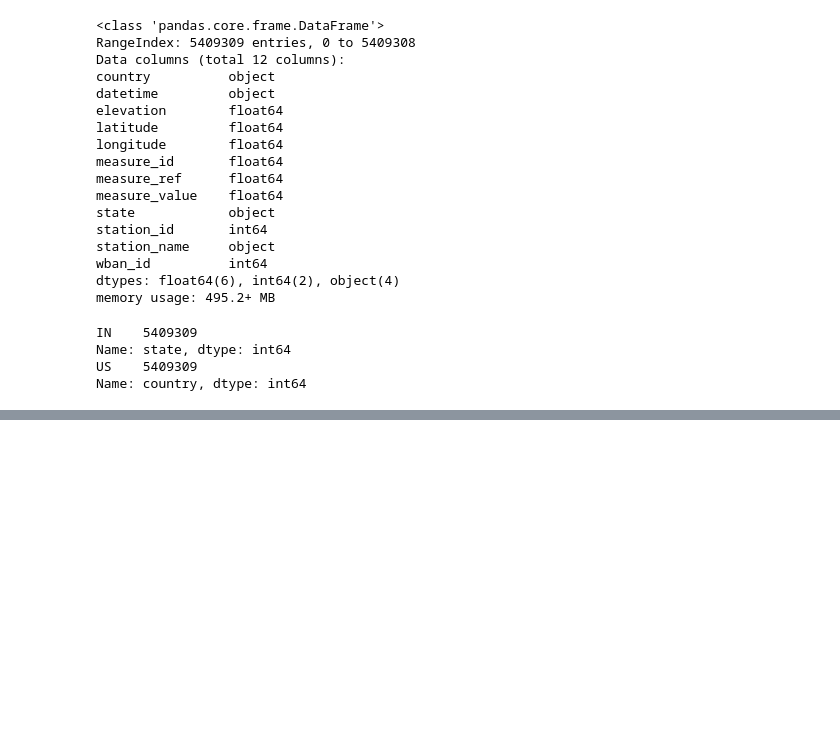
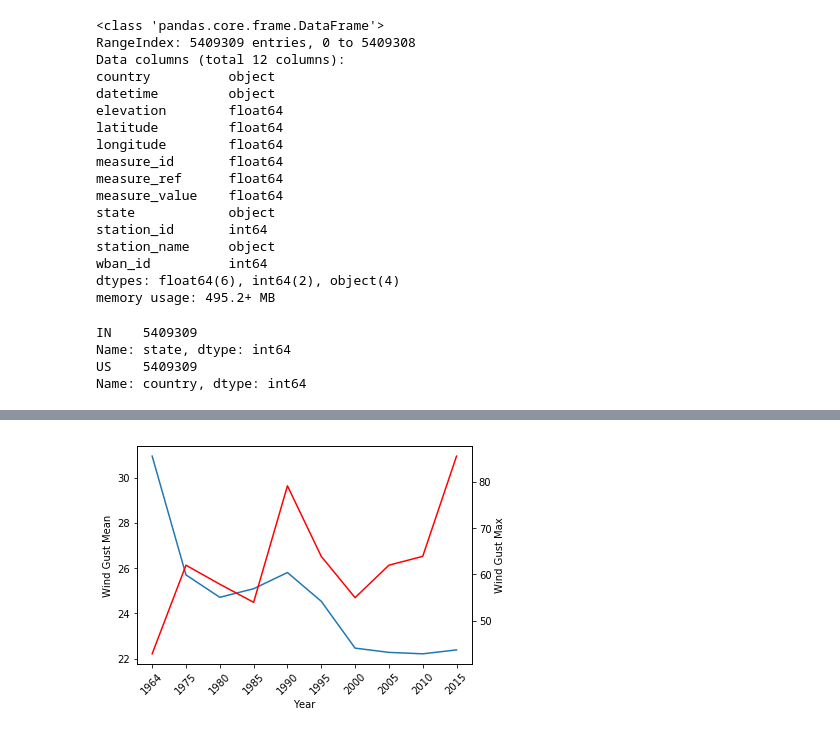
Before and after one commit to glentner/AITP2019-DS-Challenge, a Jupyter notebook: code/PostProcessing_IN.ipynb, the cells around one changed output, grey strips where cells are left out. Saved outputs shown, nothing was run; the diff lists cells and outputs as text; code cells hidden in the pictures; blank space fills up the shorter version.

```diff
--- a/code/PostProcessing_IN.ipynb
+++ b/code/PostProcessing_IN.ipynb
@@ -78,0 +91,11 @@ Name: country, dtype: int64
+# %%
+#Mean Temp
+criterion_temp = data_new['measure_id'] == 1.0
+# max temp
+criterion_mtemp = data_new['measure_id'] == 9.0
+#max gust speed
+criterion_gust_speed = data_new['measure_id'] == 8.0
+#criterion_ppt = data_new['measure_id'] == 8.0
+data_temp = data_new[criterion_temp]
+data_mtemp = data_new[criterion_mtemp]
+data_gust_speed = data_new[criterion_gust_speed]
@@ -78,0 +220,5 @@ Name: country, dtype: int64
+# %%
+date = data_gust_speed.datetime.apply(str)
+date = date.str.split('[/-]', expand=True)
+data_gust_speed['year'] = date[0]
+data_gust_speed['month'] = date[1]
@@ -78,0 +236,18 @@ Name: country, dtype: int64
+# %%
+k1_gust = np.sort(data_gust_speed['year'].unique())
+k2_gust = data_gust_speed.groupby('year', as_index=False)['measure_value'].mean()
+k2_gust_max= data_gust_speed.groupby('year', as_index=False)['measure_value'].max()
+k2_gust = k2_gust.values
+k2_gust_max = k2_gust_max.values
+# %%
+fig, ax1 = plt.subplots()
+ax1.plot(k2_gust[::5,0], k2_gust[::5,1], label="Wind Gust")
+ax2 = ax1.twinx()
+ax2.plot(k2_gust_max[::5,0], k2_gust_max[::5,1], label="Wind Gust Max", color='red')
+ax1.set_xlabel("Year")
+ax1.set_ylabel("Wind Gust Mean")
+ax2.set_ylabel("Wind Gust Max")
+ax1.set_xticklabels(k2_gust_max[::5,0],rotation=45)
+plt.show()
+# %% [output]
+[figure, added]
```
Also changed, not shown: parts of 20 cells of this notebook.
